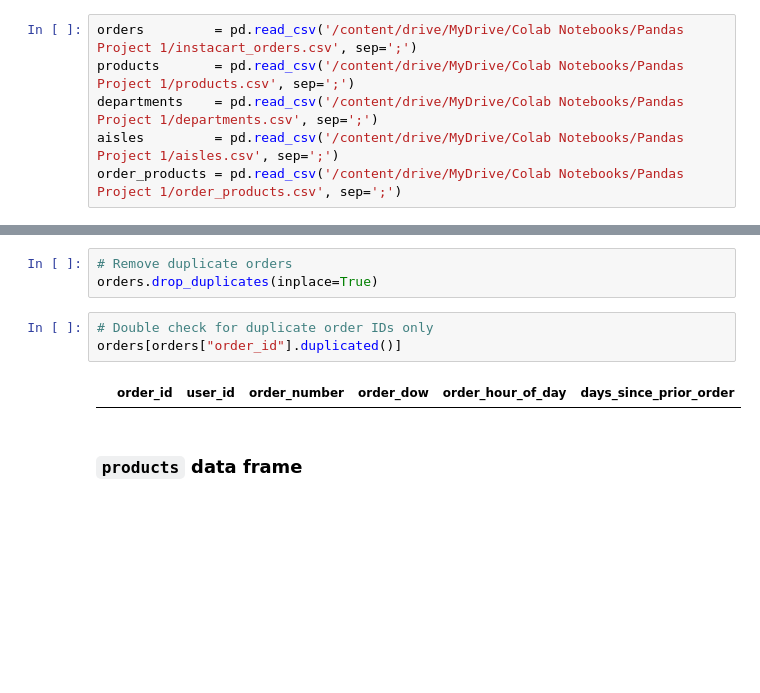
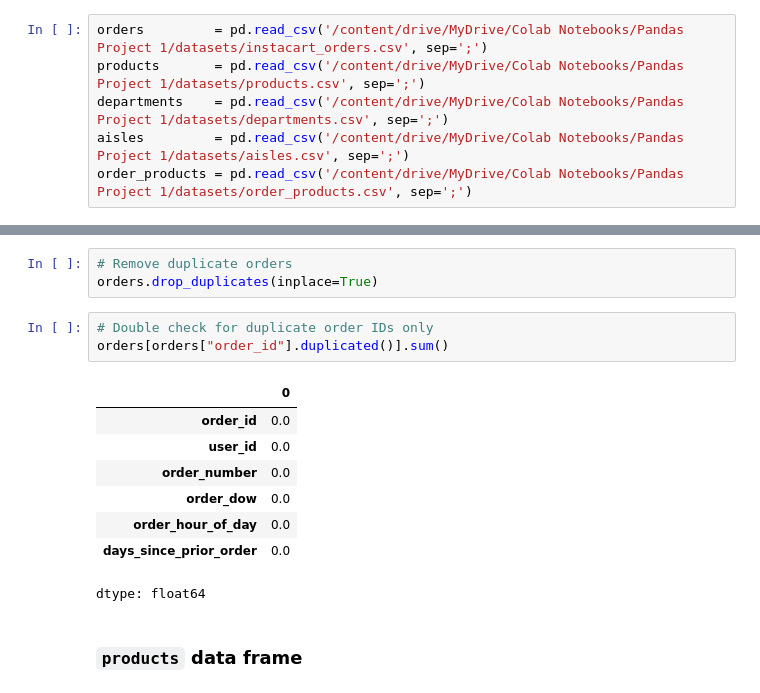
Before and after one commit to Aslan934/InstaCart_orders_analysis_pandas, a Jupyter notebook: instacart_orders_analysis.ipynb, the cells around one changed output, grey strips where cells are left out. Saved outputs shown, nothing was run; the diff lists cells and outputs as text; blank space fills up the shorter version.

```diff
--- a/instacart_orders_analysis.ipynb
+++ b/instacart_orders_analysis.ipynb
@@ -73,11 +73,11 @@ Contains information about grocery department categories.
 # %%
 import pandas as pd
 # %%
-orders         = pd.read_csv('/content/drive/MyDrive/Colab Notebooks/Pandas Project 1/instacart_orders.csv', sep=';')
-products       = pd.read_csv('/content/drive/MyDrive/Colab Notebooks/Pandas Project 1/products.csv', sep=';')
-departments    = pd.read_csv('/content/drive/MyDrive/Colab Notebooks/Pandas Project 1/departments.csv', sep=';')
-aisles         = pd.read_csv('/content/drive/MyDrive/Colab Notebooks/Pandas Project 1/aisles.csv', sep=';')
-order_products = pd.read_csv('/content/drive/MyDrive/Colab Notebooks/Pandas Project 1/order_products.csv', sep=';')
+orders         = pd.read_csv('/content/drive/MyDrive/Colab Notebooks/Pandas Project 1/datasets/instacart_orders.csv', sep=';')
+products       = pd.read_csv('/content/drive/MyDrive/Colab Notebooks/Pandas Project 1/datasets/products.csv', sep=';')
+departments    = pd.read_csv('/content/drive/MyDrive/Colab Notebooks/Pandas Project 1/datasets/departments.csv', sep=';')
+aisles         = pd.read_csv('/content/drive/MyDrive/Colab Notebooks/Pandas Project 1/datasets/aisles.csv', sep=';')
+order_products = pd.read_csv('/content/drive/MyDrive/Colab Notebooks/Pandas Project 1/datasets/order_products.csv', sep=';')
 # %%
 from google.colab import drive
 drive.mount('/content/drive')
@@ -170,9 +150,16 @@ np.int64(15)
 orders.drop_duplicates(inplace=True)
 # %%
 # Double check for duplicate order IDs only
-orders[orders["order_id"].duplicated()]
+orders[orders["order_id"].duplicated()].sum()
 # %% [output]
-|  | order_id | user_id | order_number | order_dow | order_hour_of_day | days_since_prior_order |
+|  | 0 |
+| order_id | 0.0 |
+| user_id | 0.0 |
+| order_number | 0.0 |
+| order_dow | 0.0 |
+| order_hour_of_day | 0.0 |
+| days_since_prior_order | 0.0 |
+dtype: float64
 # %% [markdown]
 ### `products` data frame
 # %%
```
Also changed, not shown: parts of 37 cells of this notebook.
